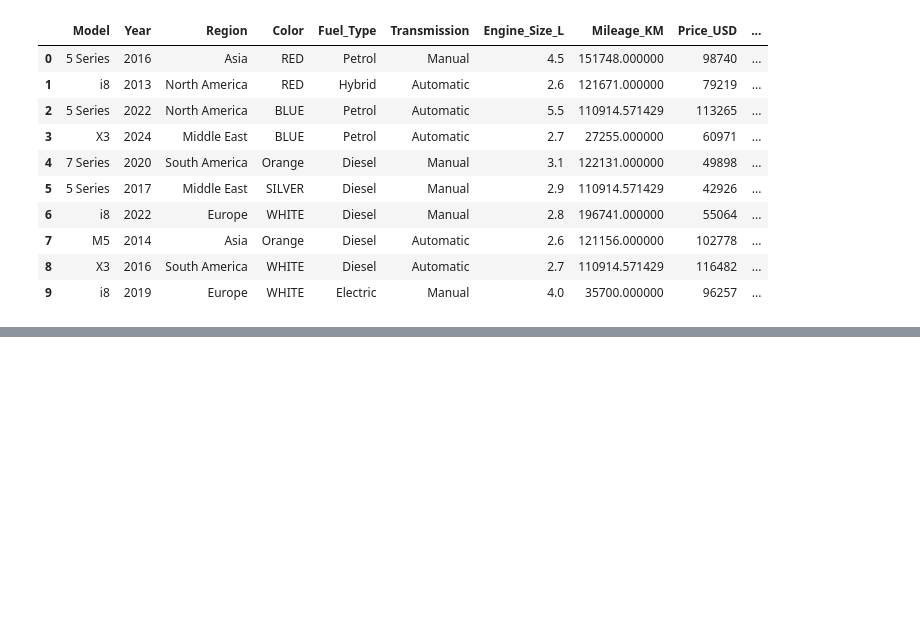
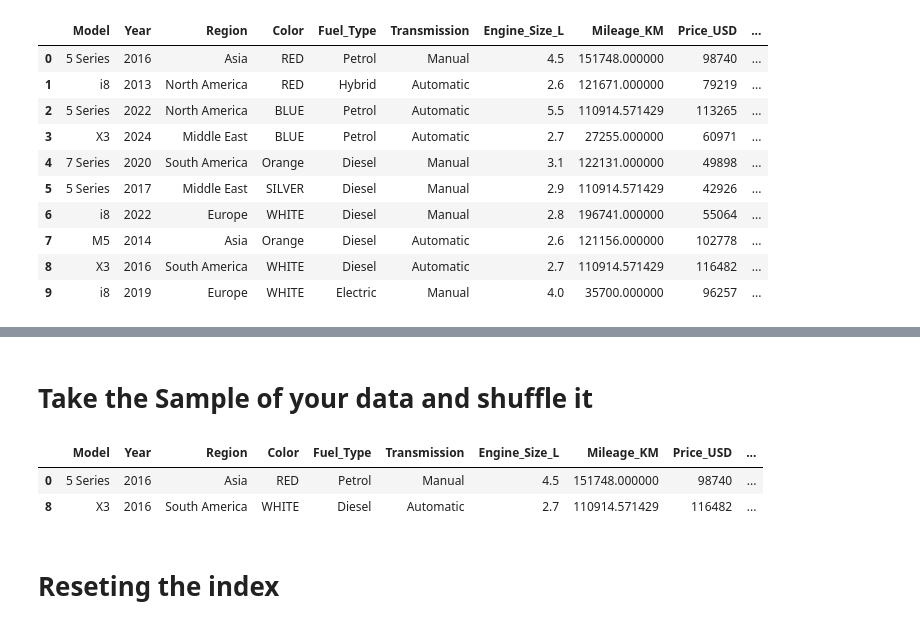
Before and after one commit to amankr2301/jules-test-repo, a Jupyter notebook: data-manipulation-pandasandnumpy.ipynb, the cells around one changed output, grey strips where cells are left out. Saved outputs shown, nothing was run; the diff lists cells and outputs as text; code cells hidden in the pictures; blank space fills up the shorter version.

```diff
--- a/data-manipulation-pandasandnumpy.ipynb
+++ b/data-manipulation-pandasandnumpy.ipynb
@@ -309,0 +342,7 @@ Missing_data
+# %%
+# Using just a python list however while using python list you have to fill exact
+# number of columns there won't be any na
+
+fuel = [4.3,4.5,3.9,7.6,5.7,4.5,3.8,5.6,9.0, 7.8]
+exported_data["Fuel per 100 km"] = fuel
+exported_data
@@ -309,0 +361,3 @@ Missing_data
+# %%
+exported_data["Number of Wheels"] = 4
+exported_data
@@ -309,0 +376,4 @@ Missing_data
+# %%
+exported_data = exported_data.drop("Number of Wheels" , axis = 1)
+
+exported_data
@@ -309,0 +392,14 @@ Missing_data
+# %% [markdown]
+# Take the Sample of your data and shuffle it
+# %%
+# frac = 1 means 100 percent of the data
+car_sales_shuffled = exported_data.sample(frac = 1)
+# %%
+# Work with only 20 percent of the data
+car_sales_shuffled.sample(frac = 0.2)
+# %% [output]
+|  | Model | Year | Region | Color | Fuel_Type | Transmission | Engine_Size_L | Mileage_KM | Price_USD | ... |
+| 0 | 5 Series | 2016 | Asia | RED | Petrol | Manual | 4.5 | 151748.000000 | 98740 | ... |
+| 8 | X3 | 2016 | South America | WHITE | Diesel | Automatic | 2.7 | 110914.571429 | 116482 | ... |
+# %% [markdown]
+# Reseting the index
```
Also changed, not shown: parts of 8 cells of this notebook.
